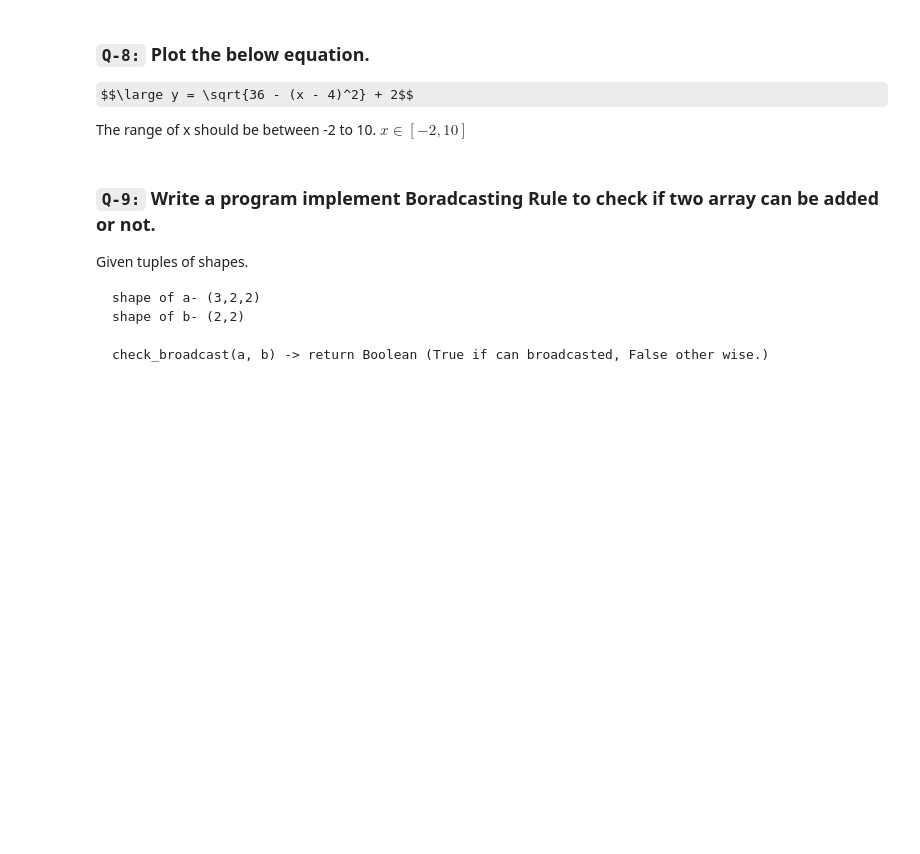
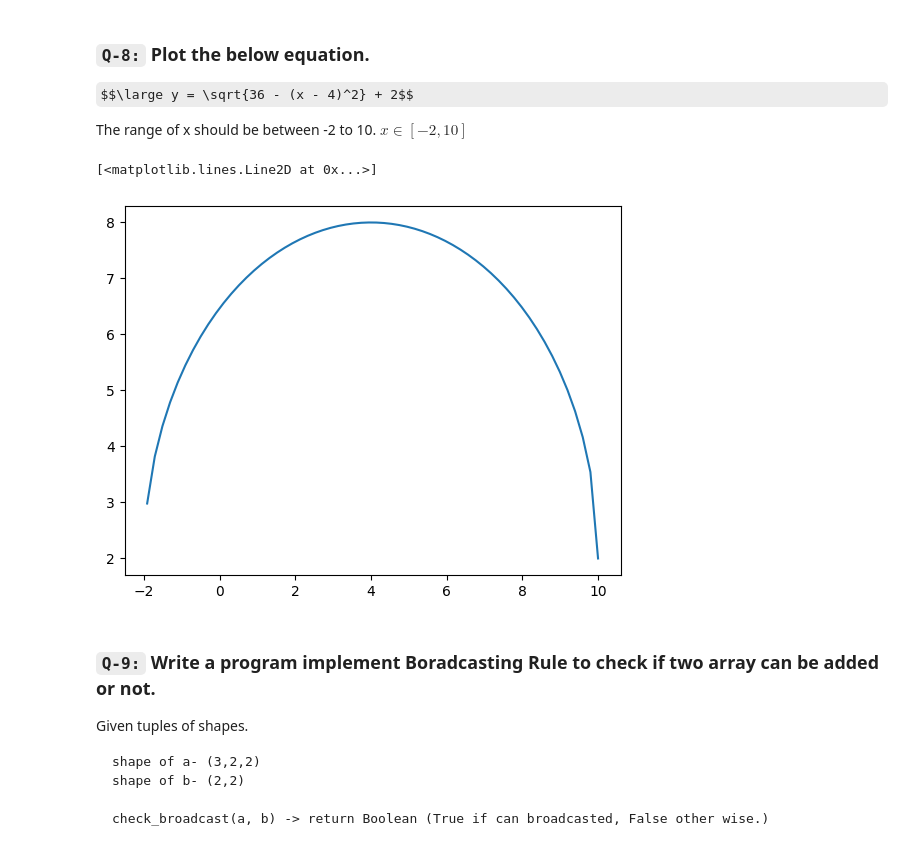
Before and after one commit to saurav11sarkar/Python, a Jupyter notebook: session_14_task_2_Advance_Numpy.ipynb, the cells around one changed output. Saved outputs shown, nothing was run; the diff lists cells and outputs as text; code cells hidden in the pictures; some formulas as TeX source; blank space fills up the shorter version.

```diff
--- a/session_14_task_2_Advance_Numpy.ipynb
+++ b/session_14_task_2_Advance_Numpy.ipynb
@@ -114,3 +155,11 @@ The range of x should be between -2 to 10. $x ∈ [-2, 10]$
+# %%
+# code here
+x = np.linspace(-10,10,100)
+y = np.sqrt(36-(x-4)**2) + 2
+plt.plot(x,y)
+# %% [output]
+[<matplotlib.lines.Line2D at 0x...>]
+[figure, added]
 # %% [markdown]
 ### `Q-9:` Write a program implement Boradcasting Rule to check if two array can be added or not.
 Given tuples of shapes.
```
Also changed, not shown: parts of 12 cells of this notebook.
